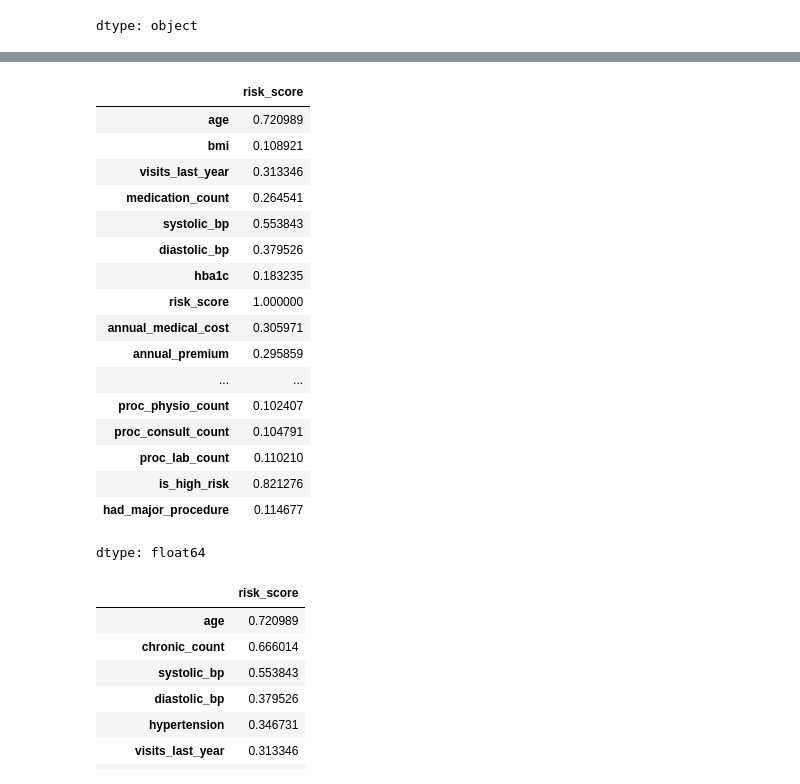
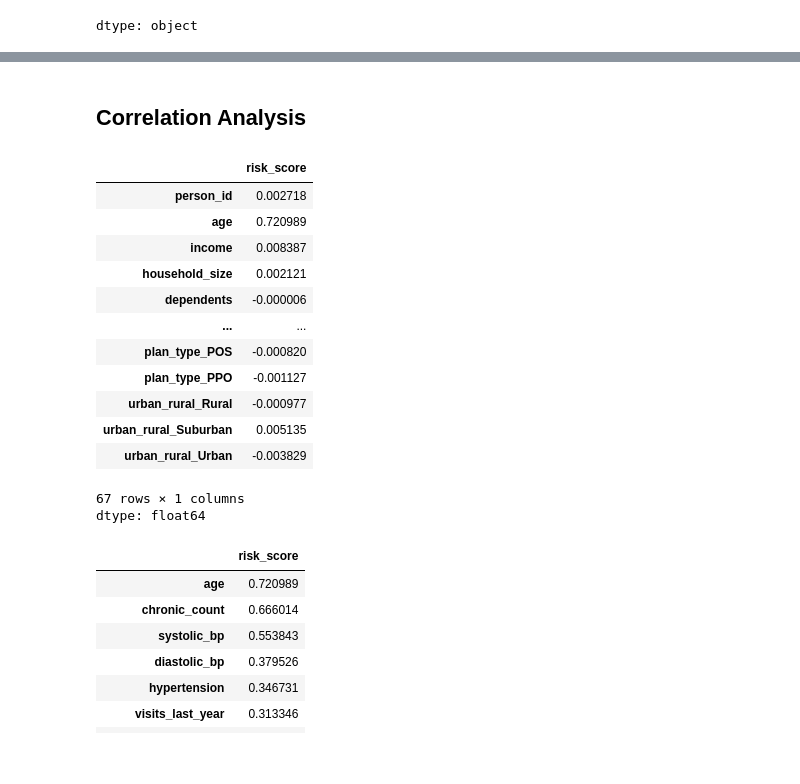
Before and after one commit to Abled773/HI-Risk-Prediction-and-Analysis, a Jupyter notebook: Risk_Analysis_and_Prediction.ipynb, the cells around one changed output, grey strips where cells are left out. Drawn from its saved outputs; the diff is of its cells as text; code cells hidden in the pictures; blank space fills up the shorter version.

```diff
--- a/Risk_Analysis_and_Prediction.ipynb
+++ b/Risk_Analysis_and_Prediction.ipynb
@@ -232,0 +233,12 @@ NameError: name 'data' is not defined
+# %%
+#one-hot all nominal values
+
+#Create a copy of clean data, so we can create the analysis table safely.
+transfer = data.copy()
+
+
+nominal_cols = ["region","marital_status","employment_status","sex", "plan_type", "urban_rural"]
+one_hot_nom = pd.get_dummies(transfer[nominal_cols])
+analysis_data = pd.concat([transfer.drop(nominal_cols, axis=1), one_hot_nom], axis=1)
+
+analysis_data[one_hot_nom]
@@ -232,0 +259,11 @@ NameError: name 'data' is not defined
+# %%
+#Create Ordinal Map
+ordinal_maps = {
+    'smoker': {'Never' : 0, 'Former' : 1, 'Current' : 2},
+    'alcohol_freq': {"None" : 0, 'Occasional' : 1, 'Weekly' : 2, 'Daily' : 3},
+    'education': {'No HS' : 0, 'HS' : 1, 'Some College' : 2, 'Bachelors' : 3, 'Masters' : 4, 'Doctorate' : 5},
+    'network_tier': {'Bronze' : 0, 'Silver' : 1, 'Gold' : 2, 'Platinum' : 3},
+}
+
+for col, mapping in ordinal_maps.items():
+    analysis_data[col + '_ordinal'] = analysis_data[col].map(mapping)
@@ -233,12 +330,11 @@ NameError: name 'data' is not defined
 # %%
 # Remember this, as we will take a deeper look at risk_score_correlations again in the Data Analysis portion.
-corr_matrix = raw.corr(numeric_only=True)
+corr_matrix = analysis_data.corr(numeric_only=True)
 risk_score_correlations = corr_matrix['risk_score']
 
 #In short, we have created and then taken all of the columns risk_score correlation, and created a set that has all of the super weak correlation columns
 #risk_score <= -0.1 (weak postive) risk_score >= -0.1 (weak negtive)
 #weak_cols contains correalations(x) between [-0.1, 0.1]
 weak_cols = risk_score_correlations[(risk_score_correlations <= 0.1) & (risk_score_correlations >= -0.1)]
-weak_cols.head()
-weak_cols.shape[0]
+weak_cols.shape[0] #get the amount of columns considered weak
 # %% [output]
@@ -246,8 +342,8 @@ weak_cols.shape[0]
 # %%
 #drop all columns that exist in weak_cols
 
-#refer to the cleaned data as "data"
-data = raw.drop(columns=weak_cols.index)
-data.head()
-data.shape[1]
+#refer to the cleaned analysis data as "data"
+corr_data = analysis_data.drop(columns=weak_cols.index)
+corr_data.head()
+corr_data.shape[1]
 # %% [output]
@@ -286,25 +381,23 @@ plt.show()
+# %% [markdown]
+## Correlation Analysis
 # %%
-corr_matrix = data.corr(numeric_only=True)
+corr_matrix = corr_data.corr(numeric_only=True)
 risk_score_correlations = corr_matrix['risk_score']
 risk_score_correlations
 # %% [output]
 |  | risk_score |
+| person_id | 0.002718 |
 | age | 0.720989 |
-| bmi | 0.108921 |
-| visits_last_year | 0.313346 |
-| medication_count | 0.264541 |
-| systolic_bp | 0.553843 |
-| diastolic_bp | 0.379526 |
-| hba1c | 0.183235 |
-| risk_score | 1.000000 |
-| annual_medical_cost | 0.305971 |
-| annual_premium | 0.295859 |
+| income | 0.008387 |
+| household_size | 0.002121 |
+| dependents | -0.000006 |
 | ... | ... |
-| proc_physio_count | 0.102407 |
-| proc_consult_count | 0.104791 |
-| proc_lab_count | 0.110210 |
-| is_high_risk | 0.821276 |
-| had_major_procedure | 0.114677 |
+| plan_type_POS | -0.000820 |
+| plan_type_PPO | -0.001127 |
+| urban_rural_Rural | -0.000977 |
+| urban_rural_Suburban | 0.005135 |
+| urban_rural_Urban | -0.003829 |
+67 rows × 1 columns
 dtype: float64
 # %%
 # find all columns that correlate with risk score a notable amount (>0.1)
```
Also changed, not shown: parts of 31 cells of this notebook.
